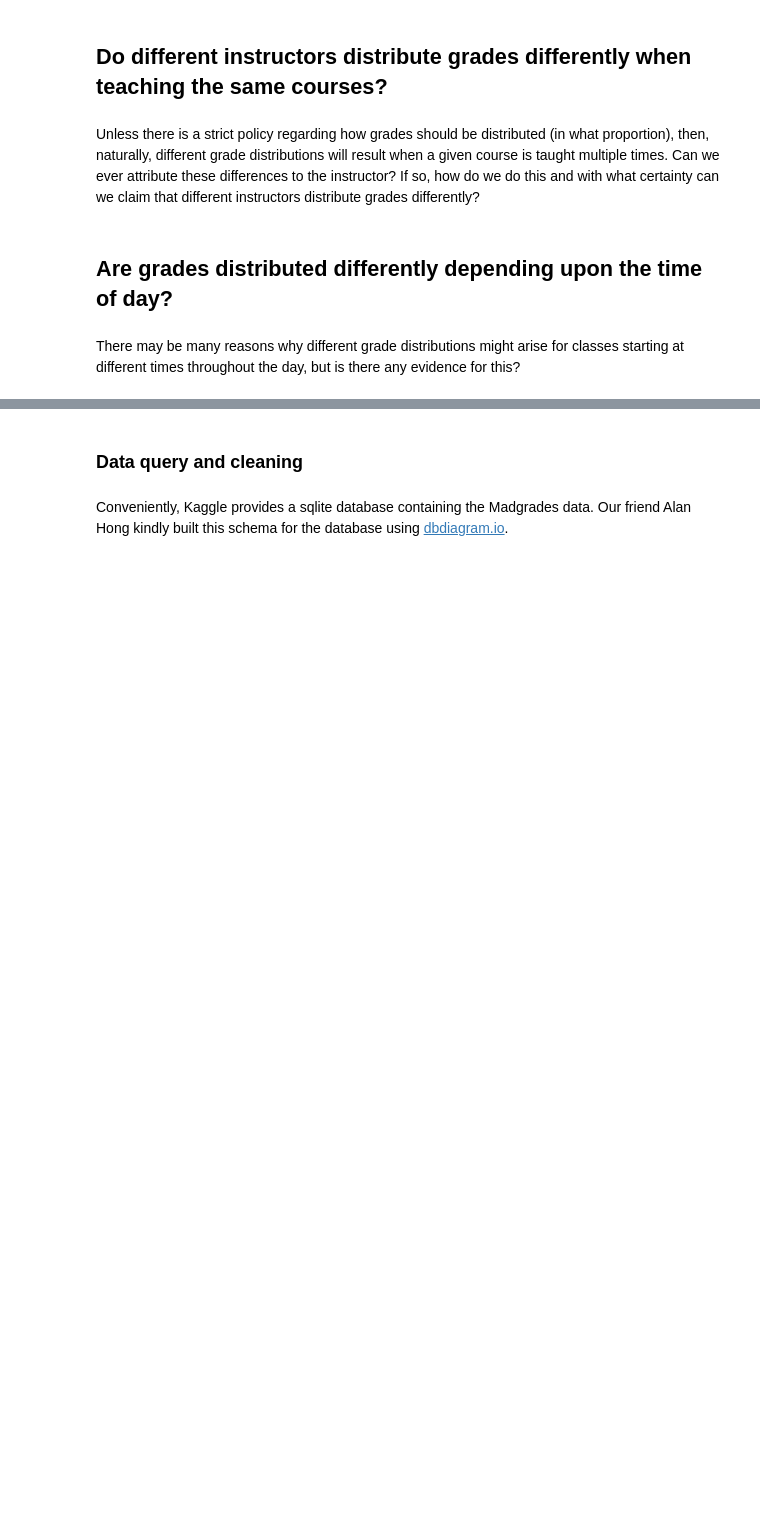
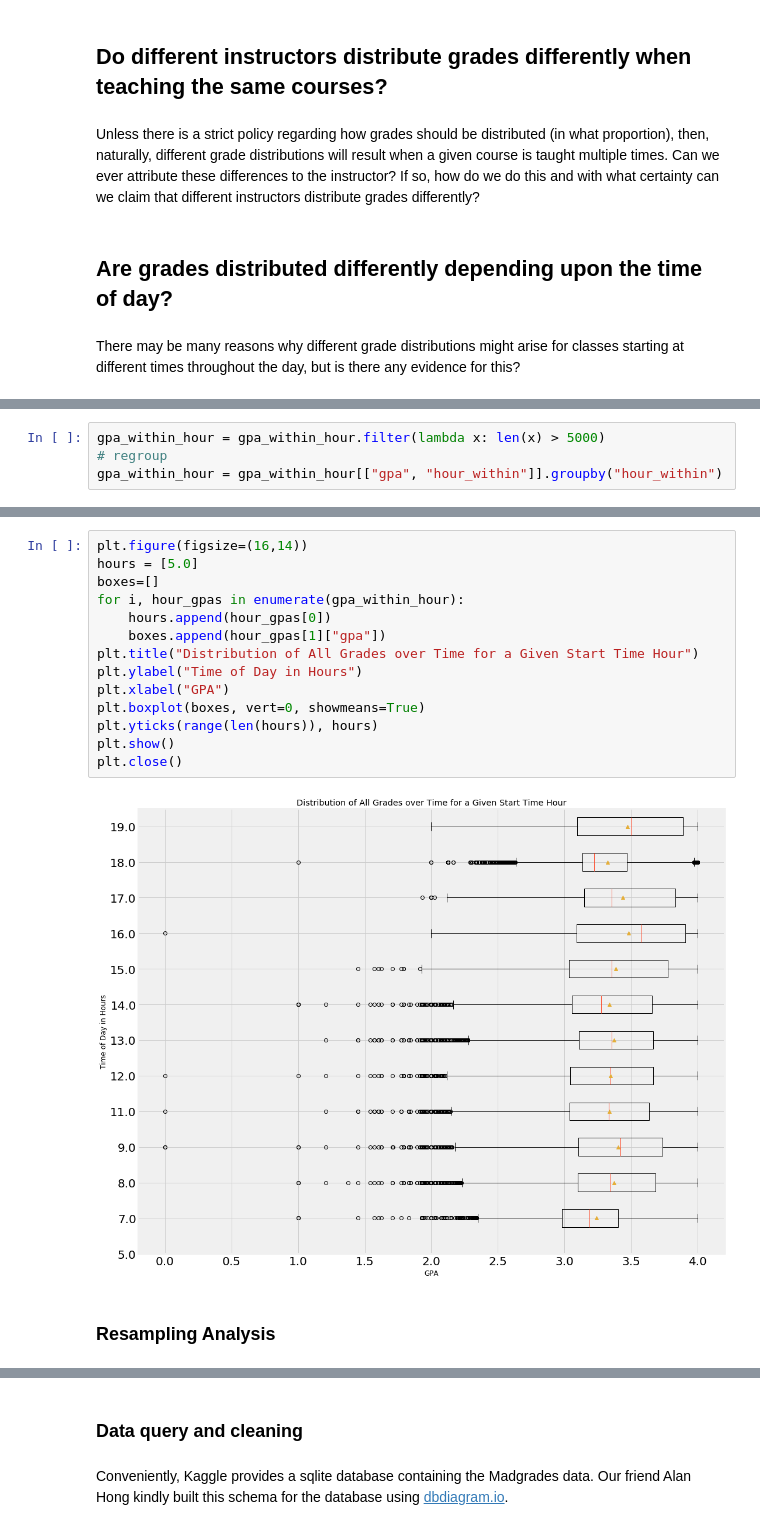
Before and after one commit to npschafer/mod3-project, a Jupyter notebook: final_notebook.ipynb, the cells around one changed output, grey strips where cells are left out. Drawn from its saved outputs; the diff is of its cells as text; blank space fills up the shorter version.

```diff
--- a/final_notebook.ipynb
+++ b/final_notebook.ipynb
@@ -73,0 +321,4 @@ There may be many reasons why different grade distributions might arise for clas
+# %%
+gpa_within_hour = gpa_within_hour.filter(lambda x: len(x) > 5000)
+# regroup
+gpa_within_hour = gpa_within_hour[["gpa", "hour_within"]].groupby("hour_within")
@@ -73,0 +333,18 @@ There may be many reasons why different grade distributions might arise for clas
+# %%
+plt.figure(figsize=(16,14))
+hours = [5.0]
+boxes=[]
+for i, hour_gpas in enumerate(gpa_within_hour):
+    hours.append(hour_gpas[0])
+    boxes.append(hour_gpas[1]["gpa"])
+plt.title("Distribution of All Grades over Time for a Given Start Time Hour")
+plt.ylabel("Time of Day in Hours")
+plt.xlabel("GPA")
+plt.boxplot(boxes, vert=0, showmeans=True)
+plt.yticks(range(len(hours)), hours)
+plt.show()
+plt.close()
+# %% [output]
+[figure, added]
+# %% [markdown]
+### Resampling Analysis
```
Also changed, not shown: parts of 55 cells of this notebook, 2 other files.
